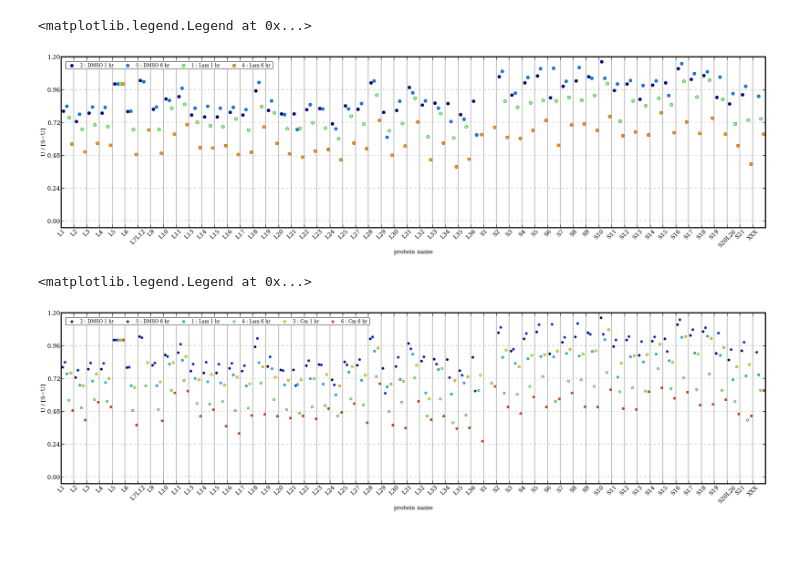
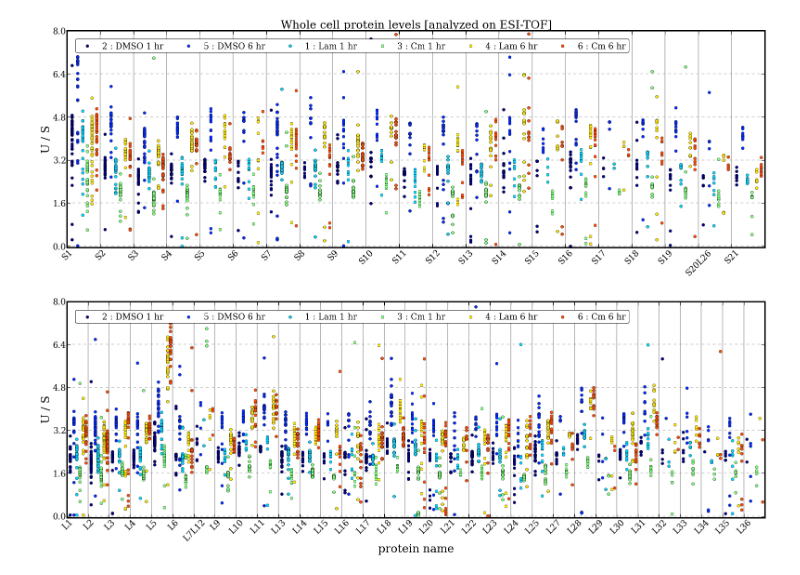
Before and after one commit to joeydavis/iPyNBs, a Jupyter notebook: PlotJStokesWC_esi.ipynb, the cells around one changed output. Saved outputs shown, nothing was run; the diff lists cells and outputs as text; code cells hidden in the pictures; blank space fills up the shorter version.

Commit message:
worked on synthesisNotebook

```diff
--- a/PlotJStokesWC_esi.ipynb
+++ b/PlotJStokesWC_esi.ipynb
@@ -52,7 +54,7 @@ matplotlib.rc('axes', linewidth=3)
 ##AXISNAME.yaxis.set_ticks_position('left')
 ##AXISNAME.xaxis.labelpad = 2
 # %%
-path = '/home/jhdavis/data/JStokes/2013_10_14-JStokesWholeCell2ESI/'
+path = '/home/jhdavis/data/2013_10_14-JStokesESIWholeCell/isos/'
 f1 = '1reinjec_iso.csv'
 f2 = '2_iso.csv'
 f3 = '3_iso.csv'
@@ -71,5 +73,10 @@ files6 = files[3:]
 labels6 = labels[3:]
 
 num = ['AMP_U']
-den = ['AMP_S']
+den = ['AMP_S', 'AMP_U']
 cmList = [1,4,2,5]
+lamList = [1,4,0,3]
+hr1List = [0,1,2]
+hr6List = [3,4,5]
+allList = [0,1,2,3,4,5]
+figPath = '/home/jhdavis/Dropbox/WilliamsonLab/Notebooks/ByDate/06-2013_08_01 -/2013_10_14-JStokesWC_ESIAnalysis/'
@@ -88,26 +83,21 @@ a.legend(loc='upper left', ncol=4)
-# %%
-lamList = [1,4,0,3]
-a = vizLib.makePlotWithFileList([files[i] for i in lamList], num, den, yMax=1.20, colors=None,
-                                names=[labels[i] for i in lamList], figSize=(33,8), median=True, normProtein='L5')
-a.set_xlabel('protein name')
-a.set_ylabel('U / [S+U]', multialignment = 'center')
-#a.set_xlim([1,31])
-a.legend(loc='upper left', ncol=4)
-#a.set_title('45S labeling')
-#plt.savefig('/home/jhdavis/45S.png')
-# %% [output]
-<matplotlib.legend.Legend at 0x...>
-[figure, removed]
 # %%
-allList = [1,4,0,3,2,5]
-a = vizLib.makePlotWithFileList([files[i] for i in allList], num, den, yMax=1.20, colors=None,
-                                names=[labels[i] for i in allList], figSize=(33,8), median=True, normProtein='L5')
-a.set_xlabel('protein name')
-a.set_ylabel('U / [S+U]', multialignment = 'center')
-#a.set_xlim([1,31])
+dmsoFirst = [1,4,0,2,3,5]
+den = ['AMP_S']
+a = vizLib.makePlotWithFileList([files[i] for i in dmsoFirst], num, den, subunits=qMSDefs.positionLabels30S[1:], yMax=8, colors=None,
+                                names=[labels[i] for i in dmsoFirst], figSize=(22,8), median=False, normProtein=None)
+a.set_ylabel('U / S', multialignment = 'center')
 a.legend(loc='upper left', ncol=6)
-#a.set_title('45S labeling')
-#plt.savefig('/home/jhdavis/45S.png')
+a.set_title('Whole cell protein levels [analyzed on ESI-TOF]')
+pylab.tight_layout()
+plt.savefig(figPath+'allDataSmallNoNorm.png')
+
+b = vizLib.makePlotWithFileList([files[i] for i in dmsoFirst], num, den, subunits=qMSDefs.positionLabels50S[1:], yMax=8, colors=None,
+                                names=[labels[i] for i in dmsoFirst], figSize=(22,8), median=False, normProtein=None)
+b.set_xlabel('protein name')
+b.set_ylabel('U / S', multialignment = 'center')
+b.legend(loc='upper left', ncol=6)
+pylab.tight_layout()
+plt.savefig(figPath+'allDataLargeNoNorm.png')
 # %% [output]
-<matplotlib.legend.Legend at 0x...>
-[figure, old version]
+[figure, new version]
+[figure, added]
```
Also changed, not shown: parts of 12 cells of this notebook.
